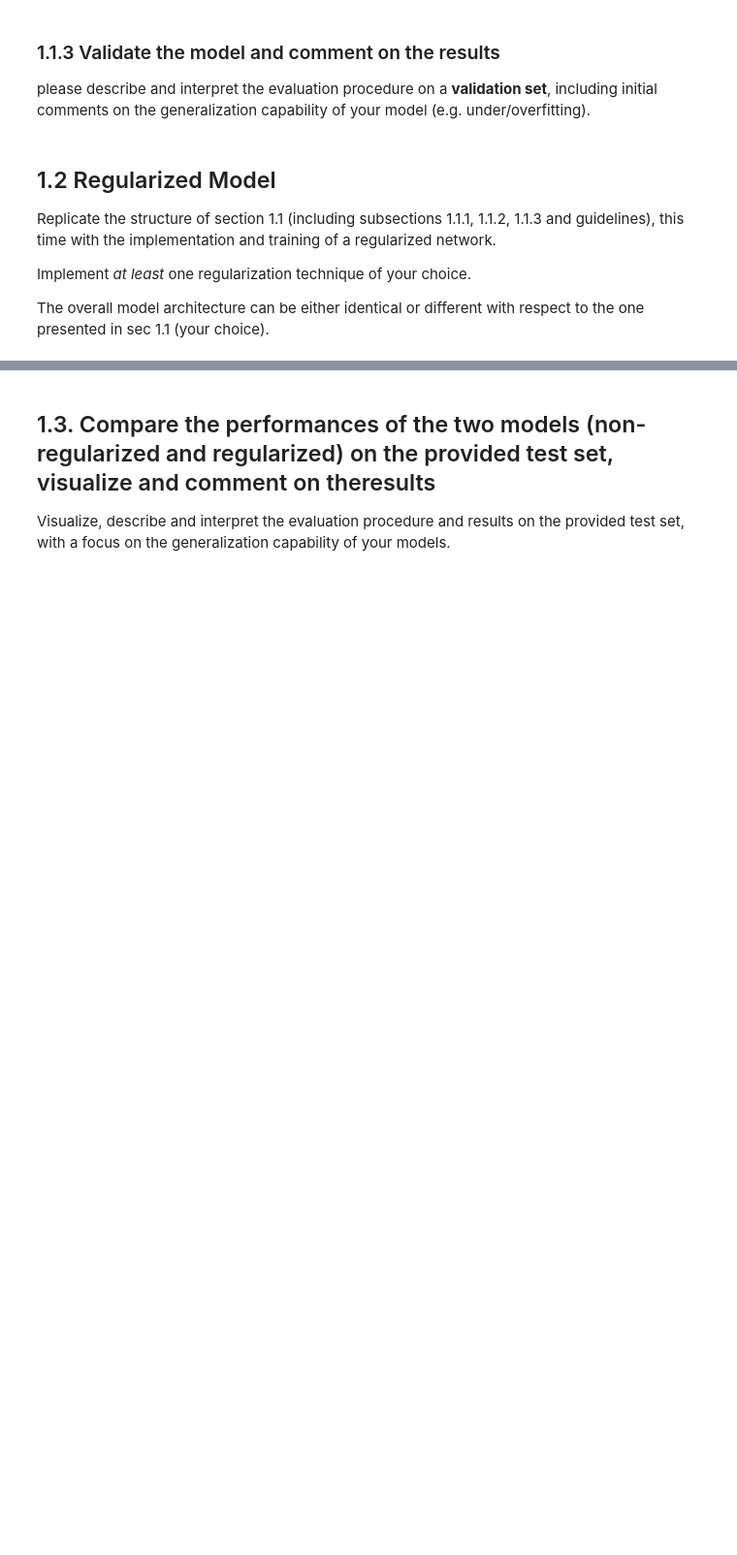
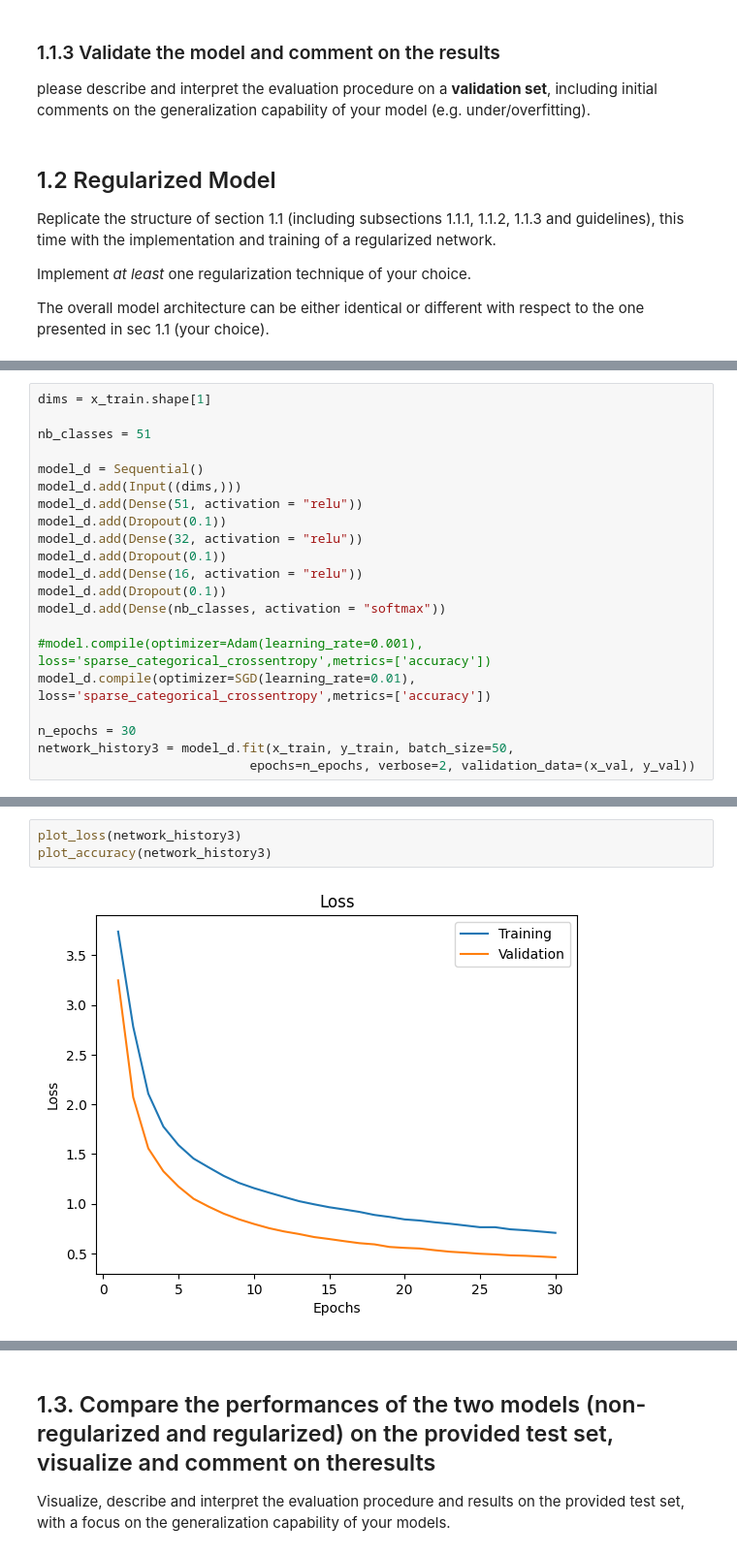
Before and after one commit to LucaPerf/Assignement-Advanced-ML, a Jupyter notebook: Assignment_2/Ass2_test.ipynb, the cells around one changed output, grey strips where cells are left out. Shown at 97% size. Cells and saved outputs as stored; diff of their text form; blank space fills up the shorter version.

```diff
--- a/Assignment_2/Ass2_test.ipynb
+++ b/Assignment_2/Ass2_test.ipynb
@@ -326,0 +423,21 @@ The overall model architecture can be either identical or different with respect
+# %%
+dims = x_train.shape[1]
+
+nb_classes = 51
+
+model_d = Sequential()
+model_d.add(Input((dims,)))
+model_d.add(Dense(51, activation = "relu"))
+model_d.add(Dropout(0.1))
+model_d.add(Dense(32, activation = "relu"))
+model_d.add(Dropout(0.1))
+model_d.add(Dense(16, activation = "relu"))
+model_d.add(Dropout(0.1))
+model_d.add(Dense(nb_classes, activation = "softmax"))
+
+#model.compile(optimizer=Adam(learning_rate=0.001), loss='sparse_categorical_crossentropy',metrics=['accuracy'])
+model_d.compile(optimizer=SGD(learning_rate=0.01), loss='sparse_categorical_crossentropy',metrics=['accuracy'])
+
+n_epochs = 30
+network_history3 = model_d.fit(x_train, y_train, batch_size=50,
+                            epochs=n_epochs, verbose=2, validation_data=(x_val, y_val))
@@ -326,0 +462,5 @@ The overall model architecture can be either identical or different with respect
+# %%
+plot_loss(network_history3)
+plot_accuracy(network_history3)
+# %% [output]
+[figure, added]
```
Also changed, not shown: parts of 24 cells of this notebook.
